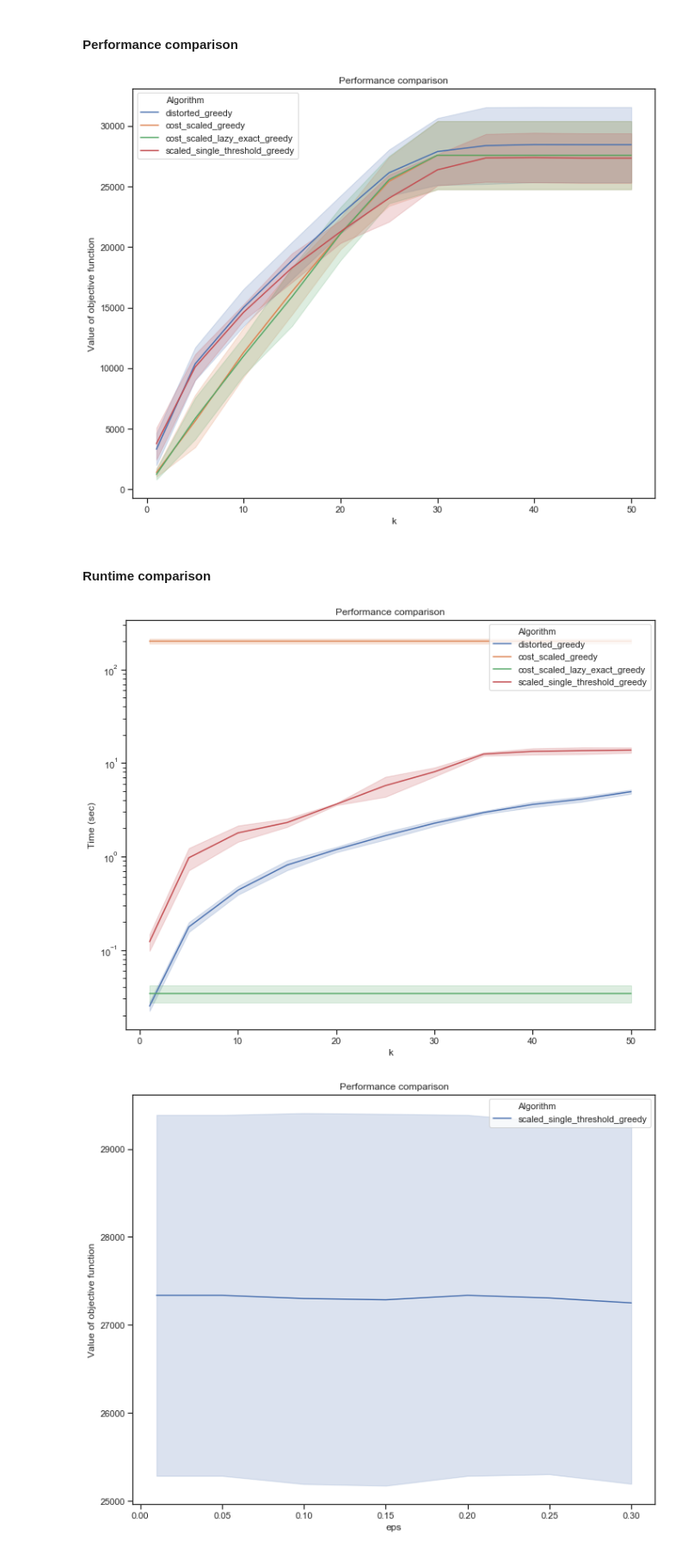
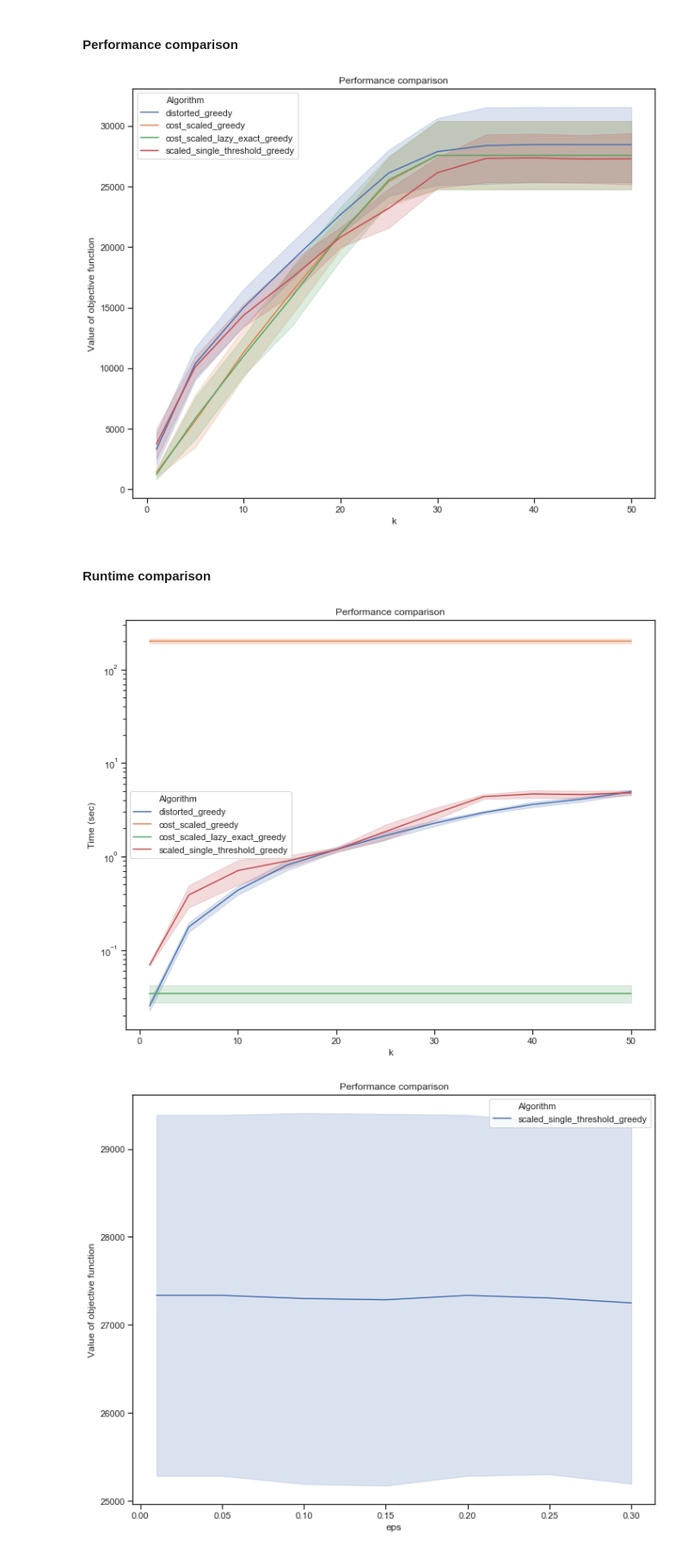
Before and after one commit to smnikolakaki/submodular-linear-cost-maximization, a Jupyter notebook: jupyter/Experiment_constrained_problem.ipynb, the cells around one changed output. Shown at 86% size. Drawn from its saved outputs; the diff is of its cells as text; code cells hidden in the pictures.

Commit message:
SN: Updated plot

```diff
--- a/jupyter/Experiment_constrained_problem.ipynb
+++ b/jupyter/Experiment_constrained_problem.ipynb
@@ -87,13 +87,13 @@ df = df[(df.Algorithm == 'distorted_greedy')
         |(df.Algorithm == 'scaled_single_threshold_greedy')
     ]
 df = df[(df['user_sample_ratio'] == 0.4)]
-df0 = df[(df['sample_epsilon'].isnull()) | (df['sample_epsilon'] == 0.05)]
+df0 = df[(df['sample_epsilon'].isnull()) | (df['sample_epsilon'] == 0.15)]
 
 set_style()
 fig, axes = plot_performance_comparison(df0)
 set_size(fig, 10, 8)
 # %% [output]
-[figure, old version]
+[figure, new version]
 # %% [markdown]
 #### Runtime comparison
 # %%
@@ -109,18 +109,18 @@ def plot_performance_comparison(df):
 # %%
 df = df[(df.Algorithm == 'distorted_greedy')
         |(df.Algorithm == 'stochastic_distorted_greedy')
         |(df.Algorithm == 'cost_scaled_greedy')
         |(df.Algorithm == 'cost_scaled_lazy_exact_greedy')
         |(df.Algorithm == 'scaled_single_threshold_greedy')
     ]
 df = df[(df['user_sample_ratio'] == 0.4)]
-df0 = df[(df['sample_epsilon'].isnull()) | (df['sample_epsilon'] == 0.05)]
+df0 = df[(df['sample_epsilon'].isnull()) | (df['sample_epsilon'] == 0.15)]
 
 set_style()
 fig, axes = plot_performance_comparison(df0)
 set_size(fig, 10, 8)
 # %% [output]
-[figure, old version]
+[figure, new version]
 # %%
 def plot_performance_comparison(df):
     ax = sns.lineplot(x='sample_epsilon', y='val', data=df, hue='Algorithm', ci='sd')
```
